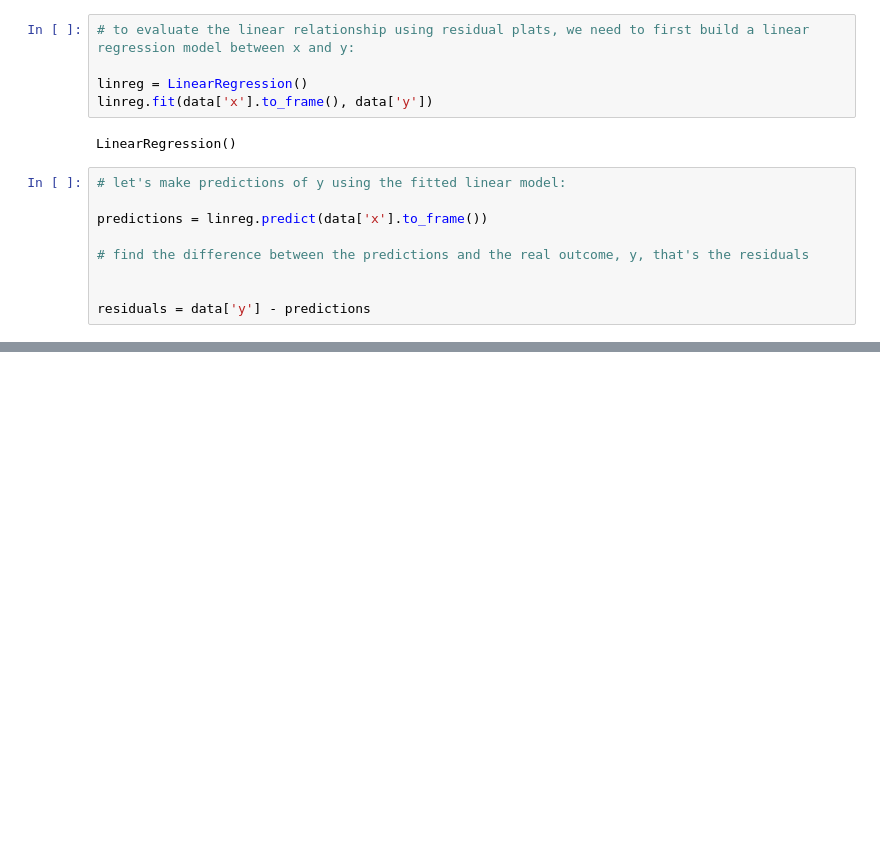
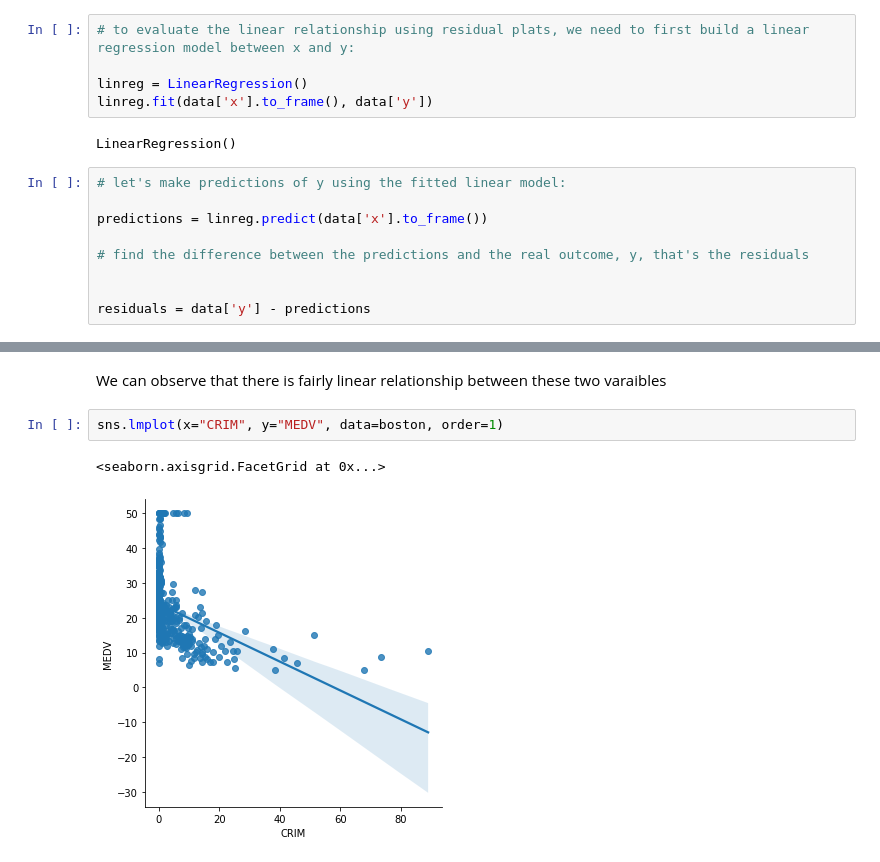
Before and after one commit to falahamro/Data-Science--Foreseeing-Variable-Problems-in-Building-ML-Models, a Jupyter notebook: Identifying_a_linear_relationship.ipynb, the cells around one changed output, grey strips where cells are left out. Drawn from its saved outputs; the diff is of its cells as text; blank space fills up the shorter version.

```diff
--- a/Identifying_a_linear_relationship.ipynb
+++ b/Identifying_a_linear_relationship.ipynb
@@ -170,0 +194,7 @@ Text(0.5, 6.79999999999999, 'Residuals')
+# %% [markdown]
+We can observe that there is fairly linear relationship between these two varaibles
+# %%
+sns.lmplot(x="CRIM", y="MEDV", data=boston, order=1)
+# %% [output]
+<seaborn.axisgrid.FacetGrid at 0x...>
+[figure, added]
```
Also changed, not shown: parts of 18 cells of this notebook.
